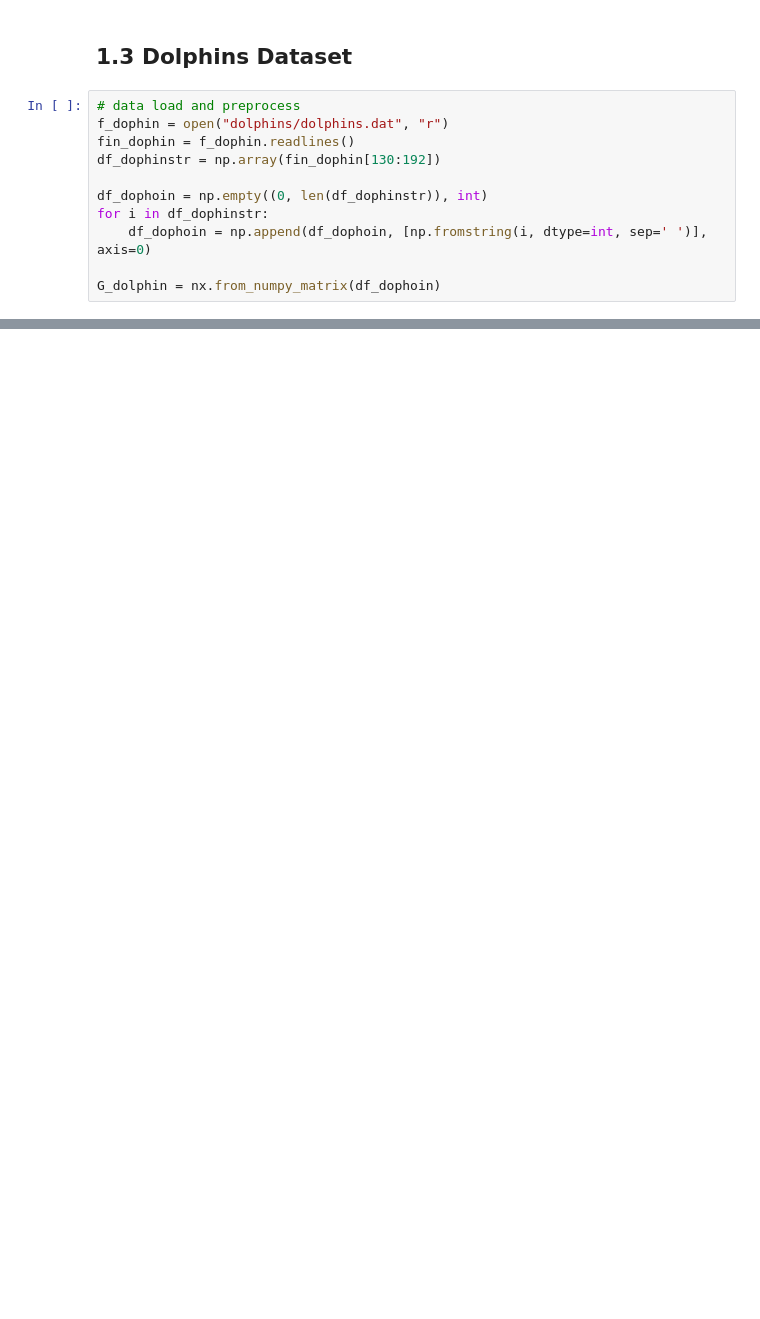
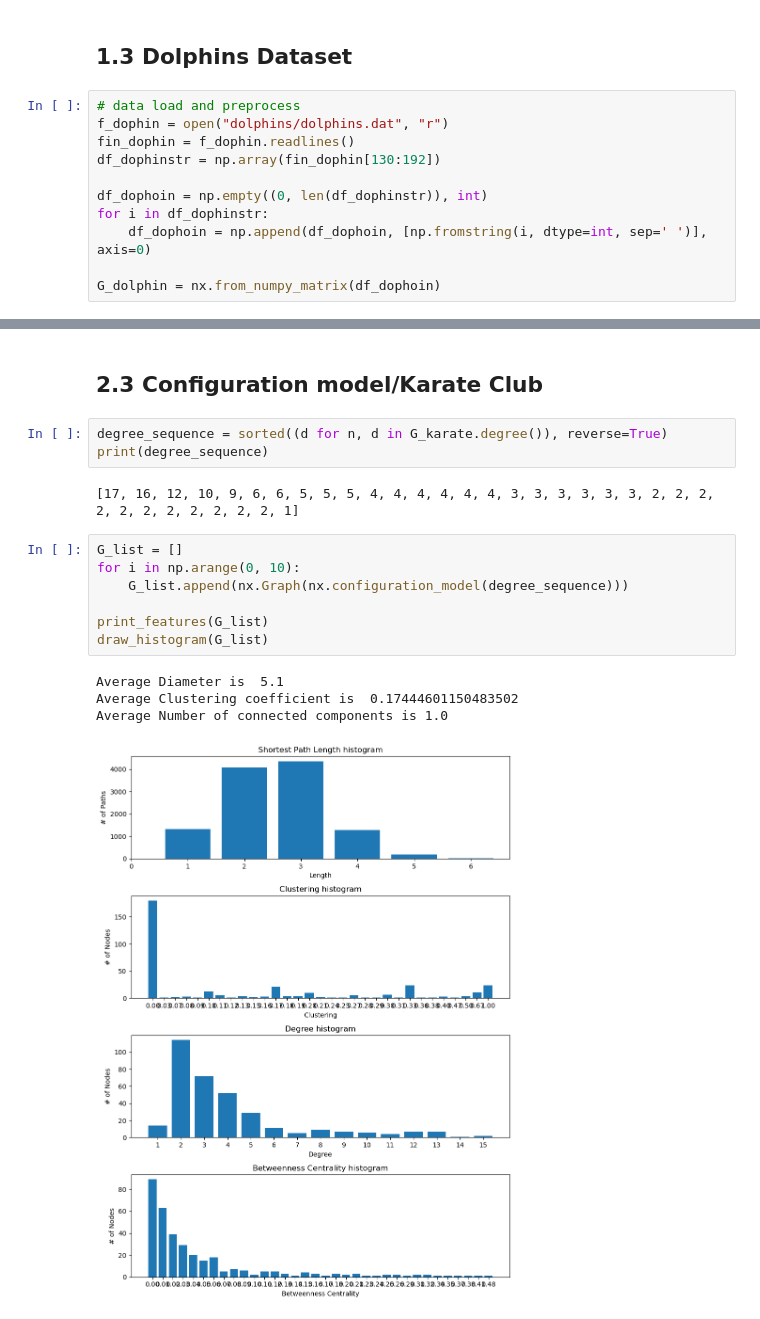
Before and after one commit to jiahaoxu14/CS142-NetworkScience, a Jupyter notebook: HW5/HWK5.ipynb, the cells around one changed output, grey strips where cells are left out. Cells and saved outputs as stored; diff of their text form; blank space fills up the shorter version.

```diff
--- a/HW5/HWK5.ipynb
+++ b/HW5/HWK5.ipynb
@@ -193,0 +220,19 @@ Number of connected components is 1
+# %% [markdown]
+## 2.3 Configuration model/Karate Club
+# %%
+degree_sequence = sorted((d for n, d in G_karate.degree()), reverse=True)
+print(degree_sequence)
+# %% [output]
+[17, 16, 12, 10, 9, 6, 6, 5, 5, 5, 4, 4, 4, 4, 4, 4, 3, 3, 3, 3, 3, 3, 2, 2, 2, 2, 2, 2, 2, 2, 2, 2, 2, 1]
+# %%
+G_list = []
+for i in np.arange(0, 10):
+    G_list.append(nx.Graph(nx.configuration_model(degree_sequence)))
+
+print_features(G_list)
+draw_histogram(G_list)
+# %% [output]
+Average Diameter is  5.1
+Average Clustering coefficient is  0.17444601150483502
+Average Number of connected components is 1.0
+[figure, added]
```
Also changed, not shown: parts of 41 cells of this notebook, 30 other files.
